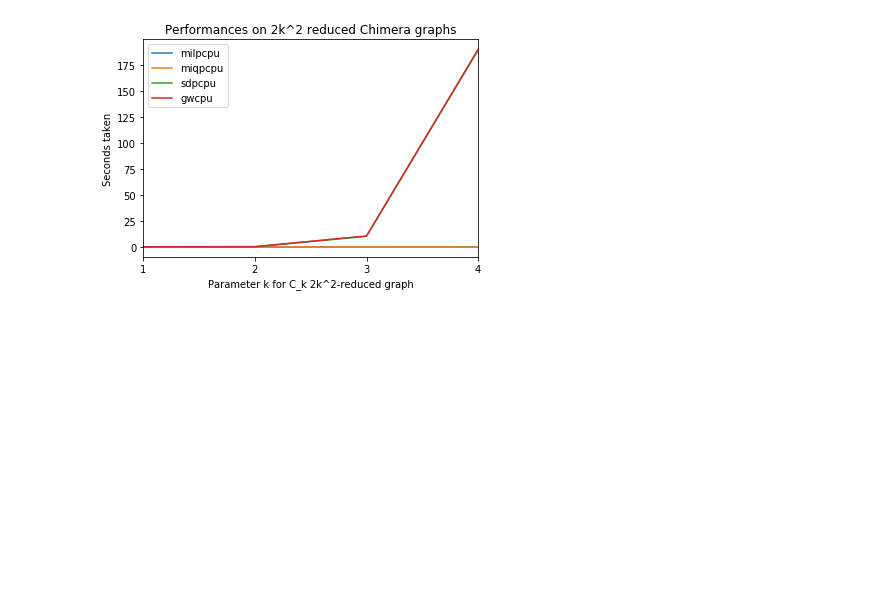
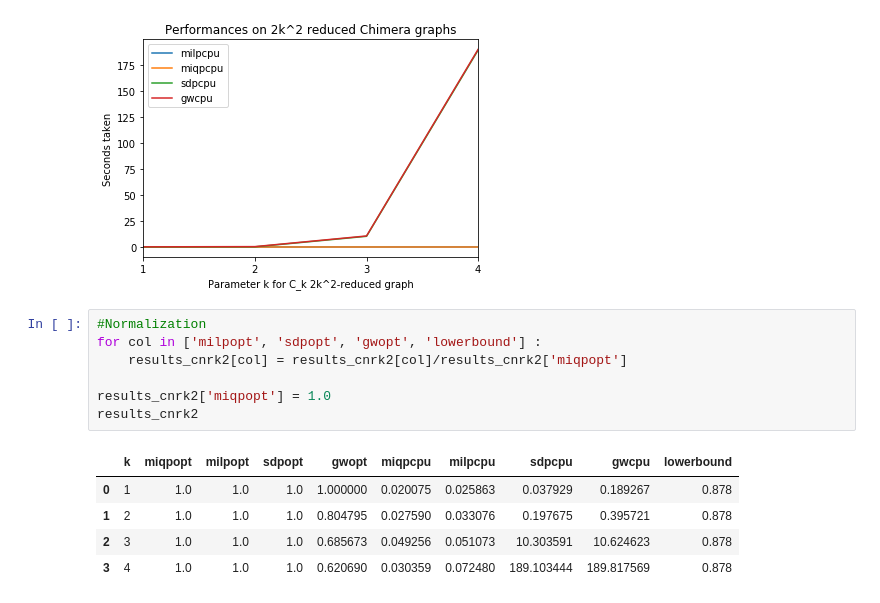
Before and after one commit to yujia21/Projet-INF580, a Jupyter notebook: Visualization.ipynb, the cells around one changed output. Drawn from its saved outputs; the diff is of its cells as text; blank space fills up the shorter version.

```diff
--- a/Visualization.ipynb
+++ b/Visualization.ipynb
@@ -187,3 +187,16 @@ plt.ylabel('Seconds taken')
 <matplotlib.text.Text at 0x...>
 [figure]
 [figure]
+# %%
+#Normalization
+for col in ['milpopt', 'sdpopt', 'gwopt', 'lowerbound'] :
+    results_cnrk2[col] = results_cnrk2[col]/results_cnrk2['miqpopt']
+
+results_cnrk2['miqpopt'] = 1.0
+results_cnrk2
+# %% [output]
+|  | k | miqpopt | milpopt | sdpopt | gwopt | miqpcpu | milpcpu | sdpcpu | gwcpu | lowerbound |
+| 0 | 1 | 1.0 | 1.0 | 1.0 | 1.000000 | 0.020075 | 0.025863 | 0.037929 | 0.189267 | 0.878 |
+| 1 | 2 | 1.0 | 1.0 | 1.0 | 0.804795 | 0.027590 | 0.033076 | 0.197675 | 0.395721 | 0.878 |
+| 2 | 3 | 1.0 | 1.0 | 1.0 | 0.685673 | 0.049256 | 0.051073 | 10.303591 | 10.624623 | 0.878 |
+| 3 | 4 | 1.0 | 1.0 | 1.0 | 0.620690 | 0.030359 | 0.072480 | 189.103444 | 189.817569 | 0.878 |
```
Also changed, not shown: parts of 2 cells of this notebook, 16 other files.
